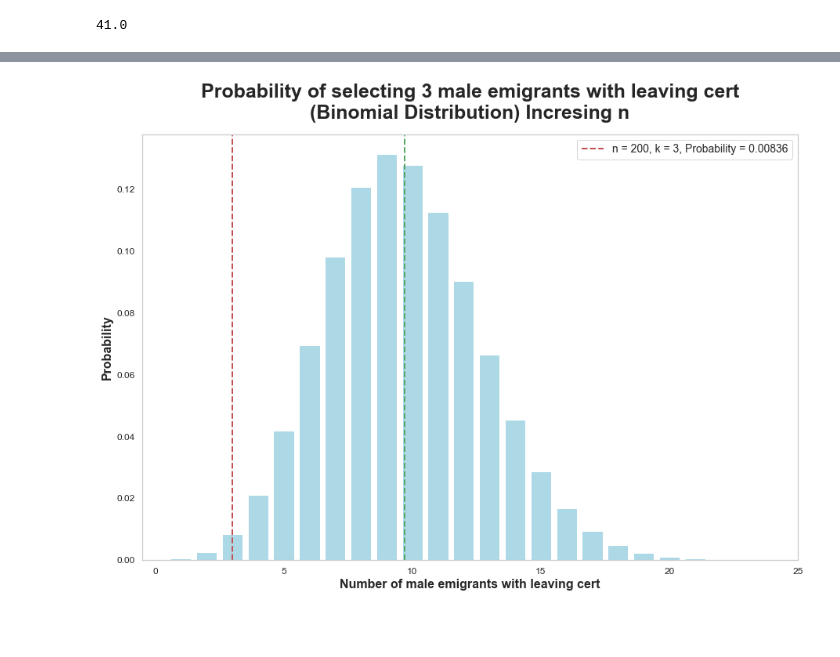
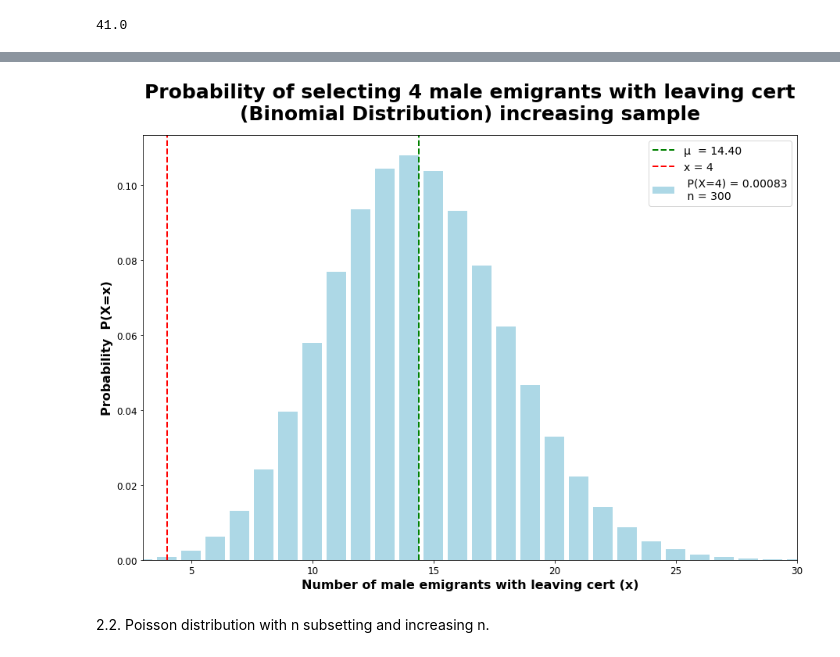
Before and after one commit to JoseRicoCct/CA1_Integrated_Assesment_MSc_Data_Analytics_CCT_Semester_1, a Jupyter notebook: Jupyter_Notebooks/CA1_Code_sba23021.ipynb, the cells around one changed output, grey strips where cells are left out. Saved outputs shown, nothing was run; the diff lists cells and outputs as text; code cells hidden in the pictures; blank space fills up the shorter version.

```diff
--- a/Jupyter_Notebooks/CA1_Code_sba23021.ipynb
+++ b/Jupyter_Notebooks/CA1_Code_sba23021.ipynb
@@ -2972,38 +2976,40 @@ plt.show()
-# %%
-# Probability
-p = 0.0485
-
-# Total population of male emigrants that hold post leaving cert
-n = 200
-
-# P(X=3)
-k = 3
-
-# Calculating the probability using the binom.pmf function
-probability = binom.pmf(k, n, p)
-
-# Plotting the bar plot for the probability distribution
-k_values = np.arange(0, n + 1)
-probabilities = binom.pmf(k_values, n, p)
-
-plt.figure(figsize=(15, 10))
-plt.bar(k_values, probabilities, color='lightblue')
-
-# Add a vertical line for k = 3
-plt.axvline(x=k, color='r', linestyle='--', label=f'k = {k}', linewidth=2)
-plt.title('Probability of selecting 3 male emigrants with leaving cert\n(Binomial Distribution) Incresing n',
-          loc="center", pad=20, fontsize=25, fontweight="bold")
-
-# Add a vertical line for the mean
-plt.axvline(x=mean, color='g', linestyle='--', label=f'Mean = {mean:.5f}', linewidth=2)
-
-plt.xlabel('Number of male emigrants with leaving cert',fontsize=16, fontweight='bold')
-plt.ylabel('Probability',fontsize=16, fontweight='bold')
-plt.legend([f'n = {n}, k = {k}, Probability = {probability:.5f}'], loc='best', fontsize=14)  # Add the legend
-plt.xticks(fontsize=12)
-plt.yticks(fontsize=12)
-plt.xlim(-0.5, 25)
-plt.grid(False)
-plt.show()
-# %% [output]
-[figure, removed]
+# %%
+# Probability
+p1 = 0.048
+
+# Total population of male emigrants that hold post leaving cert
+n1 = 300
+
+# P(X=4)
+x1 = 4
+
+# Calculating the probability using the binom.pmf function
+prob1 = binom.pmf(x1, n1, p1)
+# calculationg the mean
+μ1 = binom.mean(n1, p1)
+
+# Plotting the bar plot for the probability distribution
+x_val1 = np.arange(2, n + 1)
+prob_plot1 = binom.pmf(x_val1, n1, p1)
+
+plt.figure(figsize=(15, 10))
+
+plt.title('Probability of selecting 4 male emigrants with leaving cert\n(Binomial Distribution) increasing sample',
+          loc="center", pad=20, fontsize=25, fontweight="bold")
+
+plt.bar(x_val1, prob_plot1, color='lightblue',label=f' P(X=4) = {prob1:.5f}\n n = 300')
+
+plt.axvline(x=μ1 , color='g', linestyle='--', label=f'μ  = {μ1 :.2f}', linewidth=2) # Add a vertical line for μ = 1.97
+plt.axvline(x=x1, color='r', linestyle='--', label=f'x = {x1}', linewidth=2) # Add a vertical line for x = 4
+plt.xlabel('Number of male emigrants with leaving cert (x)',fontsize=16, fontweight='bold')
+plt.ylabel('Probability  P(X=x)',fontsize=16, fontweight='bold')
+plt.legend( loc='best', fontsize=14)  # Add the legend
+plt.xticks(fontsize=12)
+plt.yticks(fontsize=12)
+plt.xlim(3, 30)
+plt.grid(False)
+plt.show()
+# %% [output]
+[figure, added]
+# %% [markdown]
+2.2. Poisson distribution with n subsetting and increasing n.
```
Also changed, not shown: parts of 17 cells of this notebook.
